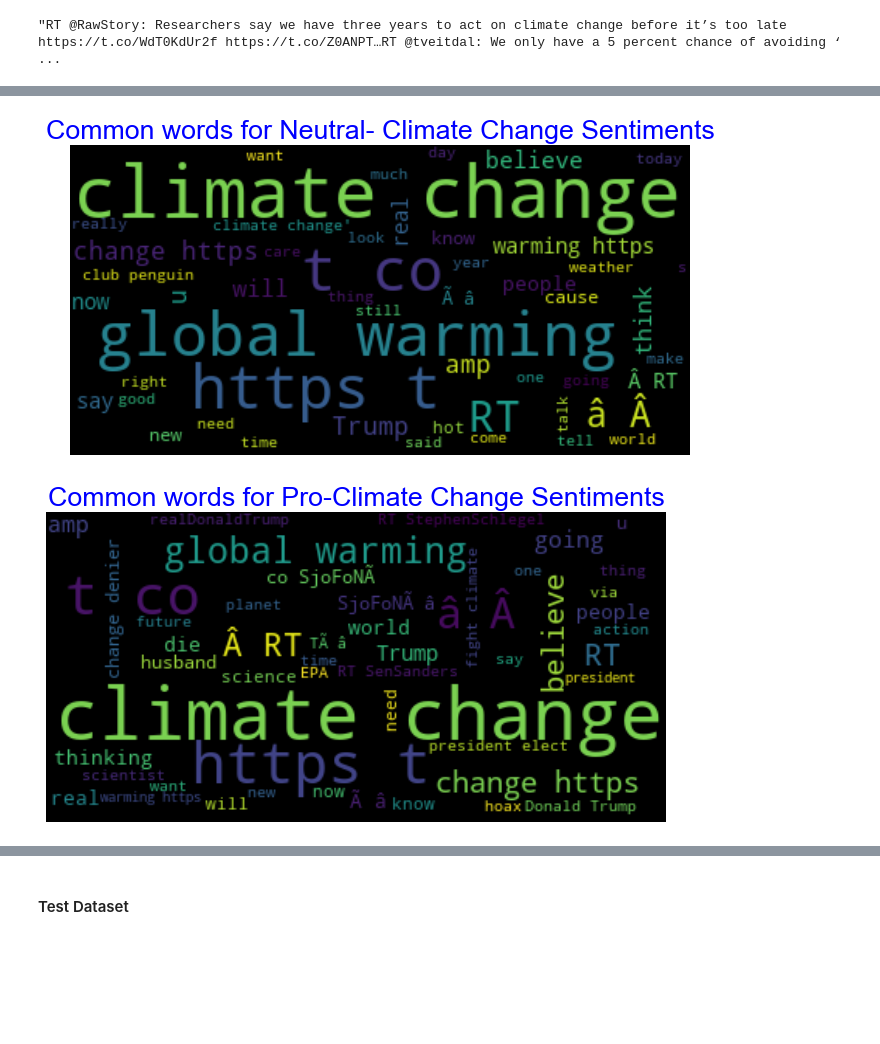
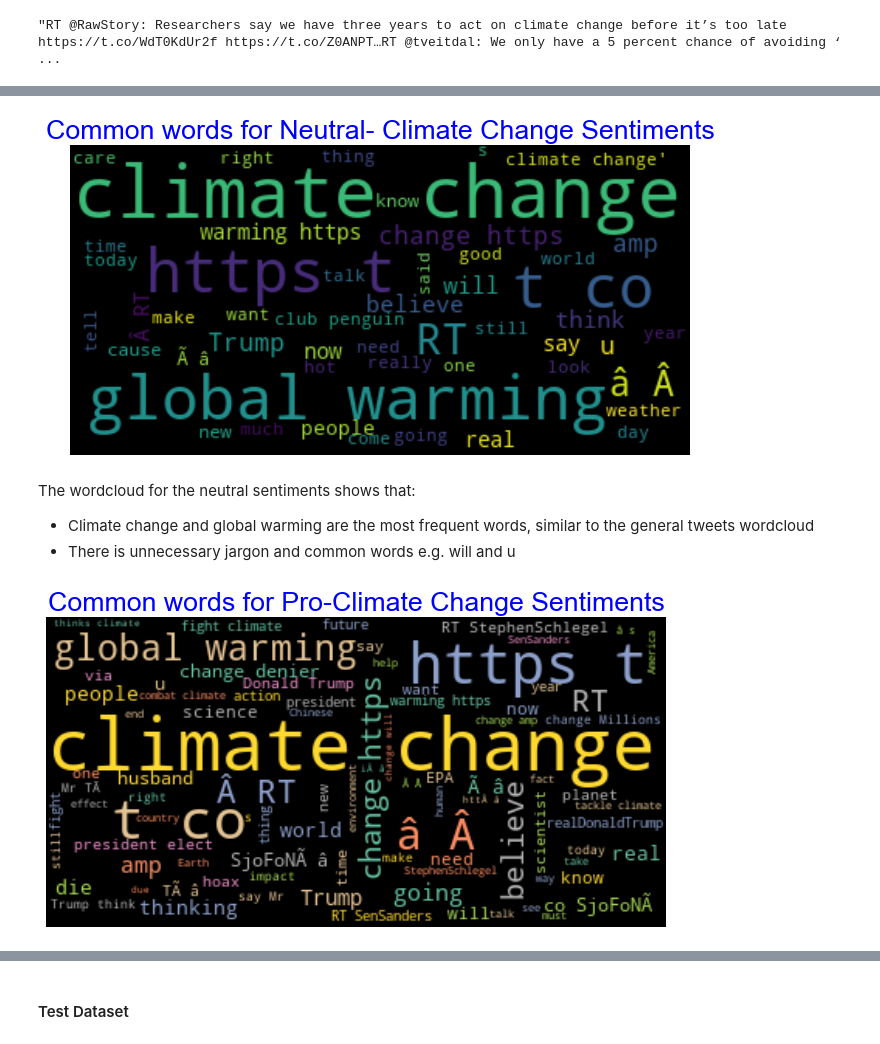
Before and after one commit to JessWN/2110ACDS_T13, a Jupyter notebook: 2110ACDS_T13.ipynb, the cells around one changed output, grey strips where cells are left out. Cells and saved outputs as stored; diff of their text form; code cells hidden in the pictures; blank space fills up the shorter version.

```diff
--- a/2110ACDS_T13.ipynb
+++ b/2110ACDS_T13.ipynb
@@ -418,26 +463,46 @@ plt.show()
 # %%
+#select the tweet of the sentiment in index 1
 text = train_grouped.iloc[1,0]
-wordcloud = WordCloud(max_font_size=50, max_words=50, background_color="black").generate_from_text(text)
+#generate the wordcloud with the 50 top words
+
+wordcloud = WordCloud(max_font_size=50, min_font_size = 6, background_color="black",
+                      colormap = 'Set2').generate_from_text(text)
+
+#set the figure size
 plt.figure(figsize=(10,6), dpi=80)
 
 # Display the generated image:
-# the matplotlib way:
 plt.imshow(wordcloud, interpolation='bilinear')
-plt.title('Common words for Neutral- Climate Change Sentiments', fontsize = 24, color = 'blue')
+
+#Set the title with font size 0f 24 and in color blue
+plt.title('Common words for Neutral-Climate Change Sentiments',
+          fontsize = 24, color = 'blue')
 plt.axis("off")
 plt.show()
 # %% [output]
-[figure, old version]
+[figure, new version]
+# %% [markdown]
+The wordcloud for the neutral sentiments shows that:
+- Climate change and global warming are the most frequent words, similar to the general tweets wordcloud
+- There is unnecessary jargon and common words e.g. will and u
 # %%
+#select the tweet of the sentiment in index 2
 text = train_grouped.iloc[2,0]
-wordcloud = WordCloud(max_font_size=50, max_words=50, background_color="black").generate_from_text(text)
+#generate the wordcloud with the 50 top words
+
+wordcloud = WordCloud(max_font_size=50, min_font_size = 6, background_color="black",
+                      colormap = 'Set2').generate_from_text(text)
+
+#set the figure size
 plt.figure(figsize=(10,6), dpi=80)
 
 # Display the generated image:
-# the matplotlib way:
 plt.imshow(wordcloud, interpolation='bilinear')
-plt.title('Common words for Pro-Climate Change Sentiments', fontsize = 24, color = 'blue')
+
+#Set the title with font size 0f 24 and in color blue
+plt.title('Common words for Pro-Climate Change Sentiments',
+          fontsize = 24, color = 'blue')
 plt.axis("off")
 plt.show()
 # %% [output]
-[figure, old version]
+[figure, new version]
```
Also changed, not shown: parts of 85 cells of this notebook.
